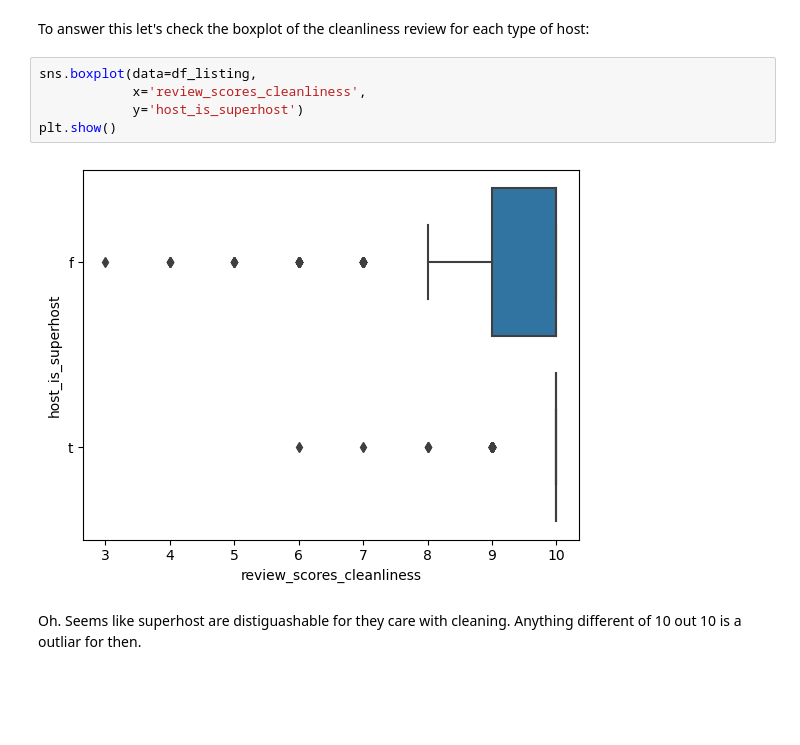
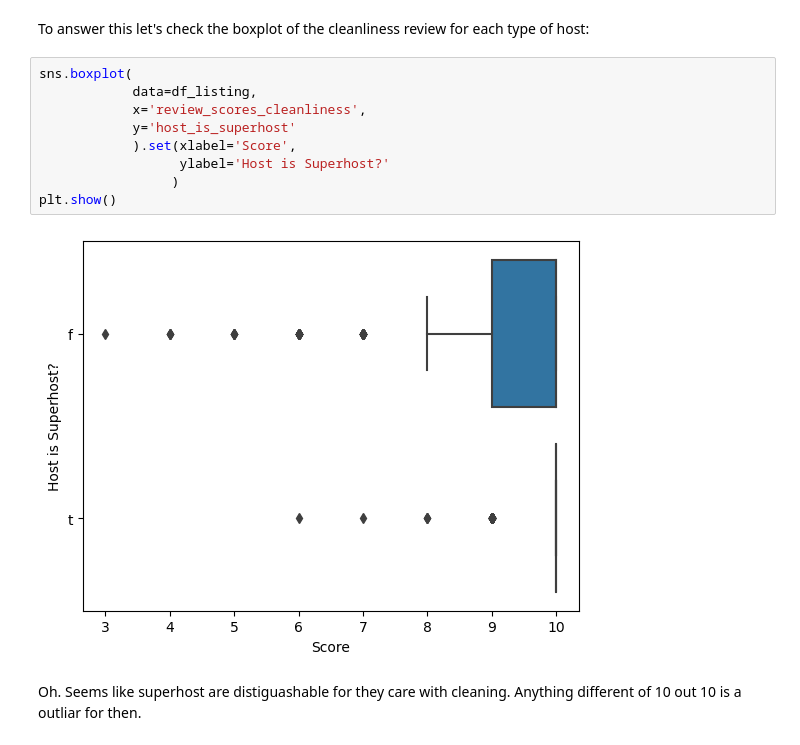
Before and after one commit to idocarmo/airbnb-seattle, a Jupyter notebook: icc-airbnb-seattle-exploring.ipynb, the cells around one changed output. Drawn from its saved outputs; the diff is of its cells as text; blank space fills up the shorter version.

```diff
--- a/icc-airbnb-seattle-exploring.ipynb
+++ b/icc-airbnb-seattle-exploring.ipynb
@@ -125,12 +156,16 @@ While for commom hosts approximately 64% of then have flexible or moderate cance
 # %% [markdown]
 To answer this let's check the boxplot of the cleanliness review for each type of host:
 # %%
-sns.boxplot(data=df_listing,
+sns.boxplot(
+            data=df_listing,
             x='review_scores_cleanliness',
-            y='host_is_superhost')
+            y='host_is_superhost'
+            ).set(xlabel='Score',
+                  ylabel='Host is Superhost?'
+                 )
 plt.show()
 # %% [output]
-[figure, old version]
+[figure, new version]
 # %% [markdown]
 Oh. Seems like superhost are distiguashable for they care with cleaning. Anything different of 10 out 10 is a outliar for then.
 # %% [markdown]
```
Also changed, not shown: parts of 12 cells of this notebook, 1 other file.
